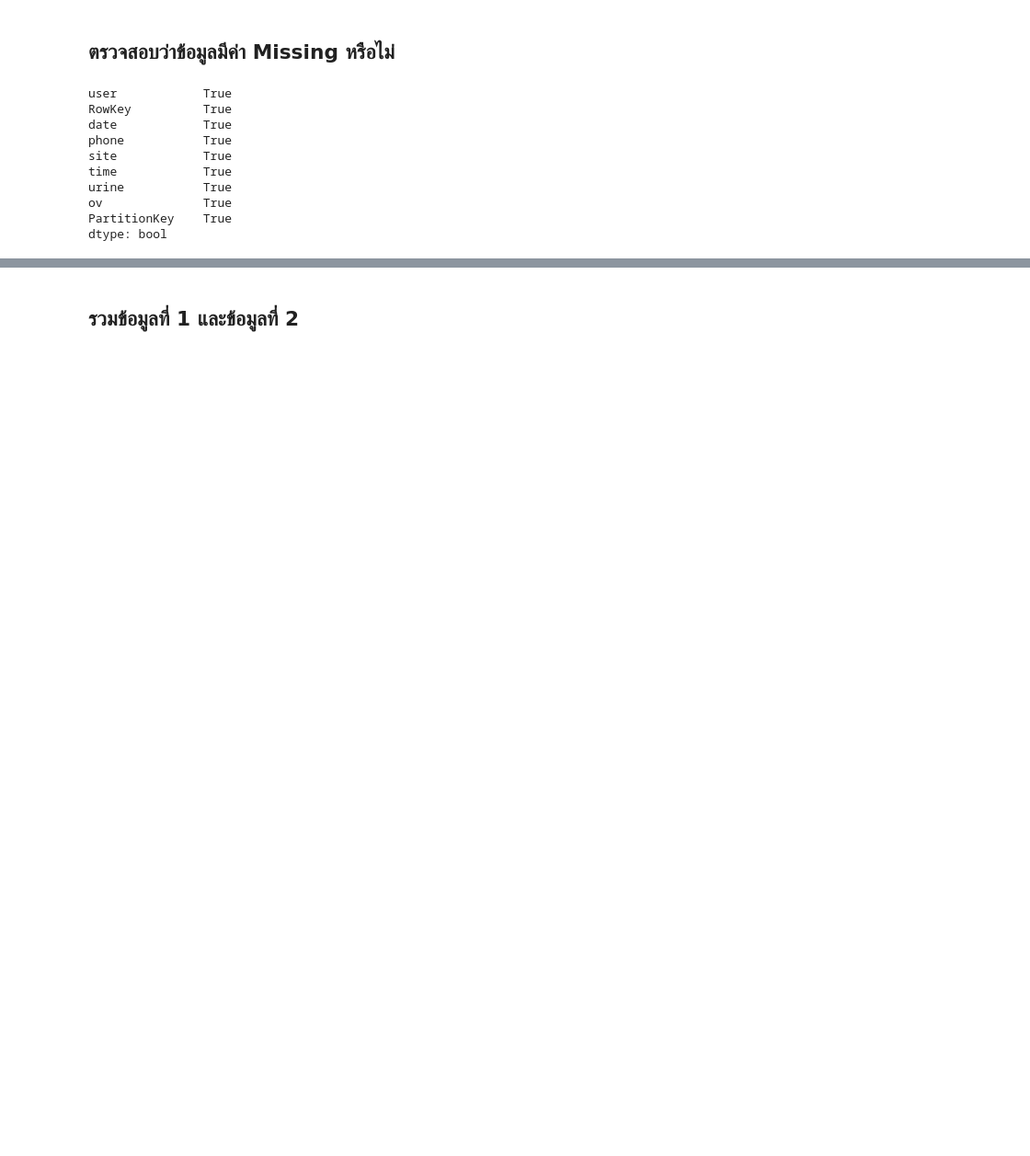
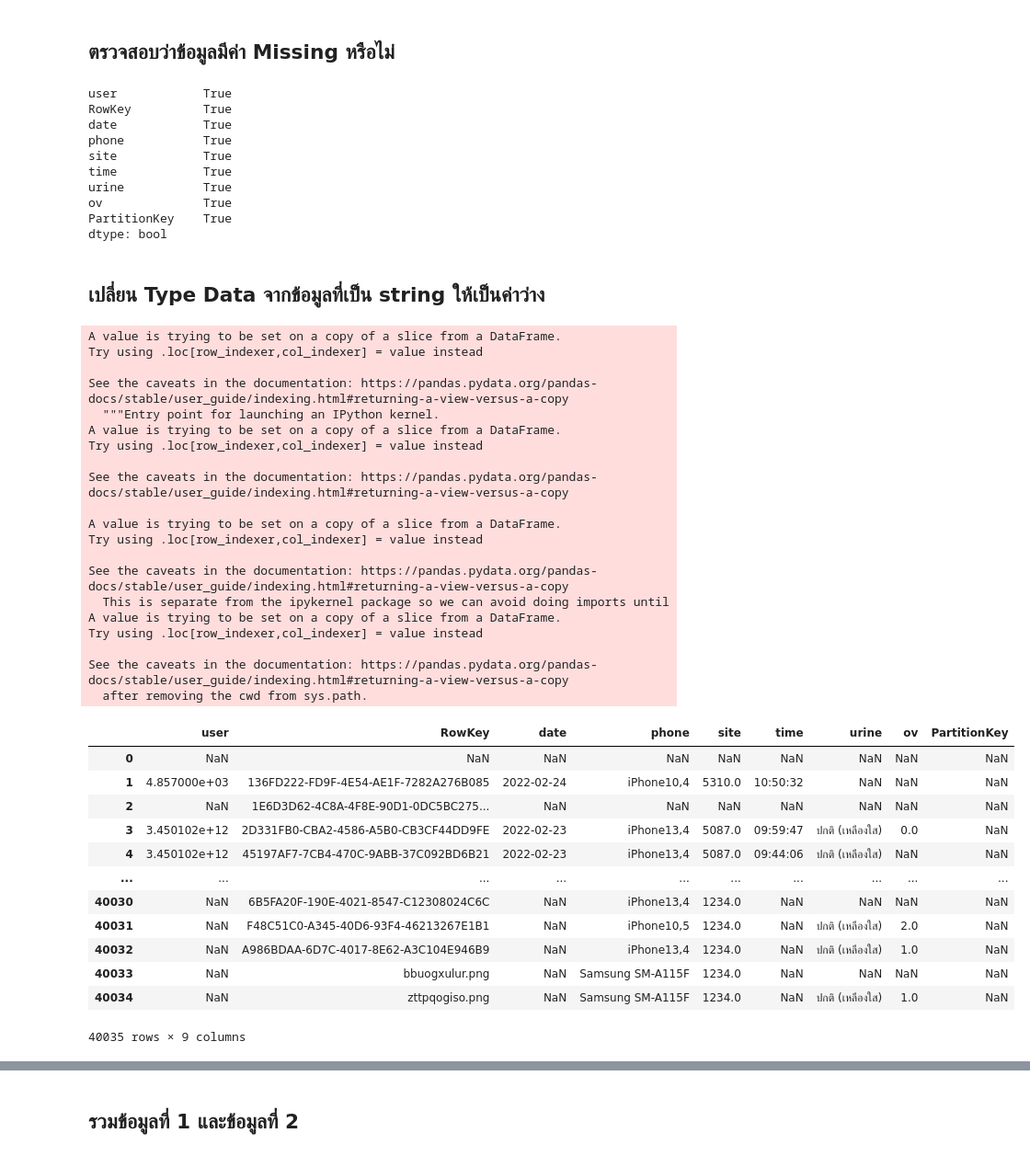
Before and after one commit to suwitchaya17/data_viz_2022, a Jupyter notebook: dashboard_final.ipynb, the cells around one changed output, grey strips where cells are left out. Shown: that part at 92% size. Saved outputs shown, nothing was run; the diff lists cells and outputs as text; code cells hidden in the pictures; blank space fills up the shorter version.

```diff
--- a/dashboard_final.ipynb
+++ b/dashboard_final.ipynb
@@ -165,3 +160,45 @@ urine           True
 ov              True
 PartitionKey    True
 dtype: bool
+# %% [markdown]
+## เปลี่ยน Type Data จากข้อมูลที่เป็น string ให้เป็นค่าว่าง
+# %%
+data7['user'] = pd.to_numeric(data7['user'], errors='coerce')
+data7['site'] = pd.to_numeric(data7['site'], errors='coerce')
+data7['ov'] = pd.to_numeric(data7['ov'], errors='coerce')
+data7['PartitionKey'] = pd.to_numeric(data7['PartitionKey'], errors='coerce')
+data7
+# %% [output]
+A value is trying to be set on a copy of a slice from a DataFrame.
+Try using .loc[row_indexer,col_indexer] = value instead
+
+See the caveats in the documentation: https://pandas.pydata.org/pandas-docs/stable/user_guide/indexing.html#returning-a-view-versus-a-copy
+  """Entry point for launching an IPython kernel.
+A value is trying to be set on a copy of a slice from a DataFrame.
+Try using .loc[row_indexer,col_indexer] = value instead
+
+See the caveats in the documentation: https://pandas.pydata.org/pandas-docs/stable/user_guide/indexing.html#returning-a-view-versus-a-copy
+
+A value is trying to be set on a copy of a slice from a DataFrame.
+Try using .loc[row_indexer,col_indexer] = value instead
+
+See the caveats in the documentation: https://pandas.pydata.org/pandas-docs/stable/user_guide/indexing.html#returning-a-view-versus-a-copy
+  This is separate from the ipykernel package so we can avoid doing imports until
+A value is trying to be set on a copy of a slice from a DataFrame.
+Try using .loc[row_indexer,col_indexer] = value instead
+
+See the caveats in the documentation: https://pandas.pydata.org/pandas-docs/stable/user_guide/indexing.html#returning-a-view-versus-a-copy
+  after removing the cwd from sys.path.
+|  | user | RowKey | date | phone | site | time | urine | ov | PartitionKey |
+| 0 | NaN | NaN | NaN | NaN | NaN | NaN | NaN | NaN | NaN |
+| 1 | 4.857000e+03 | 136FD222-FD9F-4E54-AE1F-7282A276B085 | 2022-02-24 | iPhone10,4 | 5310.0 | 10:50:32 | NaN | NaN | NaN |
+| 2 | NaN | 1E6D3D62-4C8A-4F8E-90D1-0DC5BC275... | NaN | NaN | NaN | NaN | NaN | NaN | NaN |
+| 3 | 3.450102e+12 | 2D331FB0-CBA2-4586-A5B0-CB3CF44DD9FE | 2022-02-23 | iPhone13,4 | 5087.0 | 09:59:47 | ปกติ (เหลืองใส) | 0.0 | NaN |
+| 4 | 3.450102e+12 | 45197AF7-7CB4-470C-9ABB-37C092BD6B21 | 2022-02-23 | iPhone13,4 | 5087.0 | 09:44:06 | ปกติ (เหลืองใส) | NaN | NaN |
+| ... | ... | ... | ... | ... | ... | ... | ... | ... | ... |
+| 40030 | NaN | 6B5FA20F-190E-4021-8547-C12308024C6C | NaN | iPhone13,4 | 1234.0 | NaN | NaN | NaN | NaN |
+| 40031 | NaN | F48C51C0-A345-40D6-93F4-46213267E1B1 | NaN | iPhone10,5 | 1234.0 | NaN | ปกติ (เหลืองใส) | 2.0 | NaN |
+| 40032 | NaN | A986BDAA-6D7C-4017-8E62-A3C104E946B9 | NaN | iPhone13,4 | 1234.0 | NaN | ปกติ (เหลืองใส) | 1.0 | NaN |
+| 40033 | NaN | bbuogxulur.png | NaN | Samsung SM-A115F | 1234.0 | NaN | NaN | NaN | NaN |
+| 40034 | NaN | zttpqogiso.png | NaN | Samsung SM-A115F | 1234.0 | NaN | ปกติ (เหลืองใส) | 1.0 | NaN |
+40035 rows × 9 columns
```
Also changed, not shown: parts of 20 cells of this notebook.
